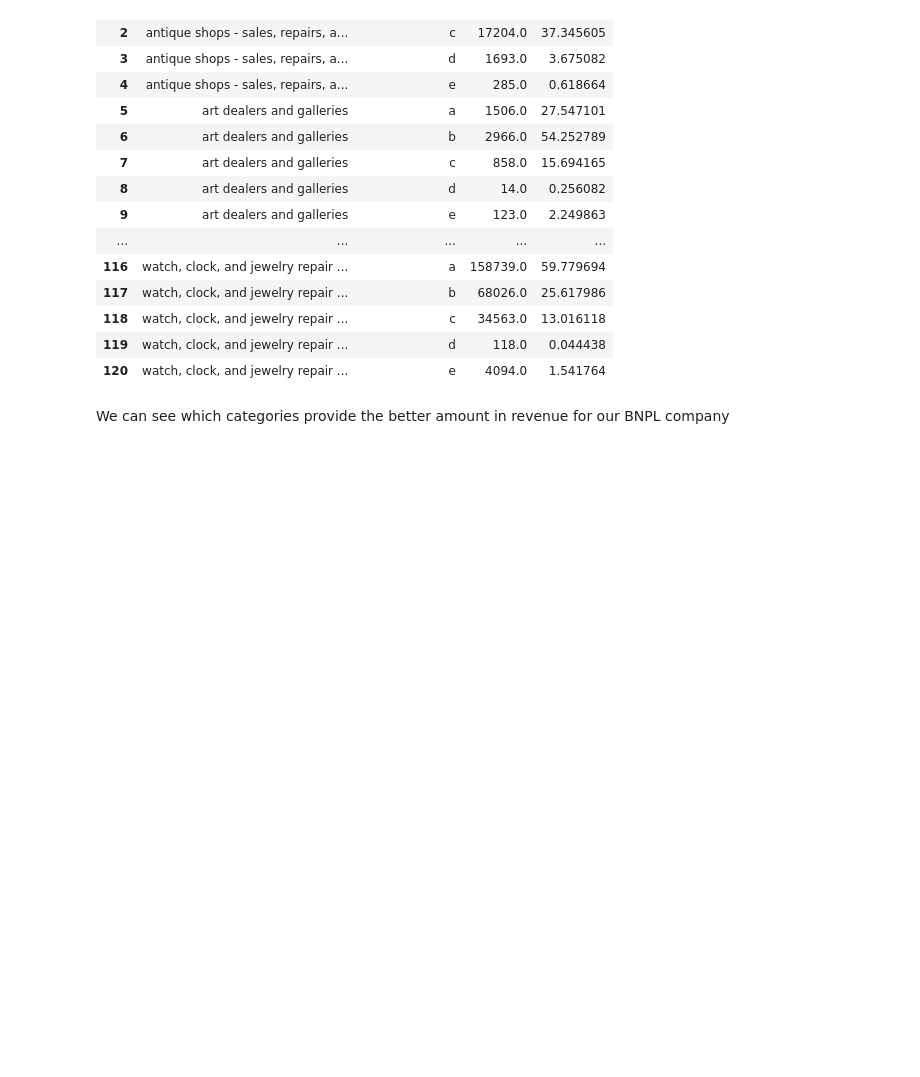
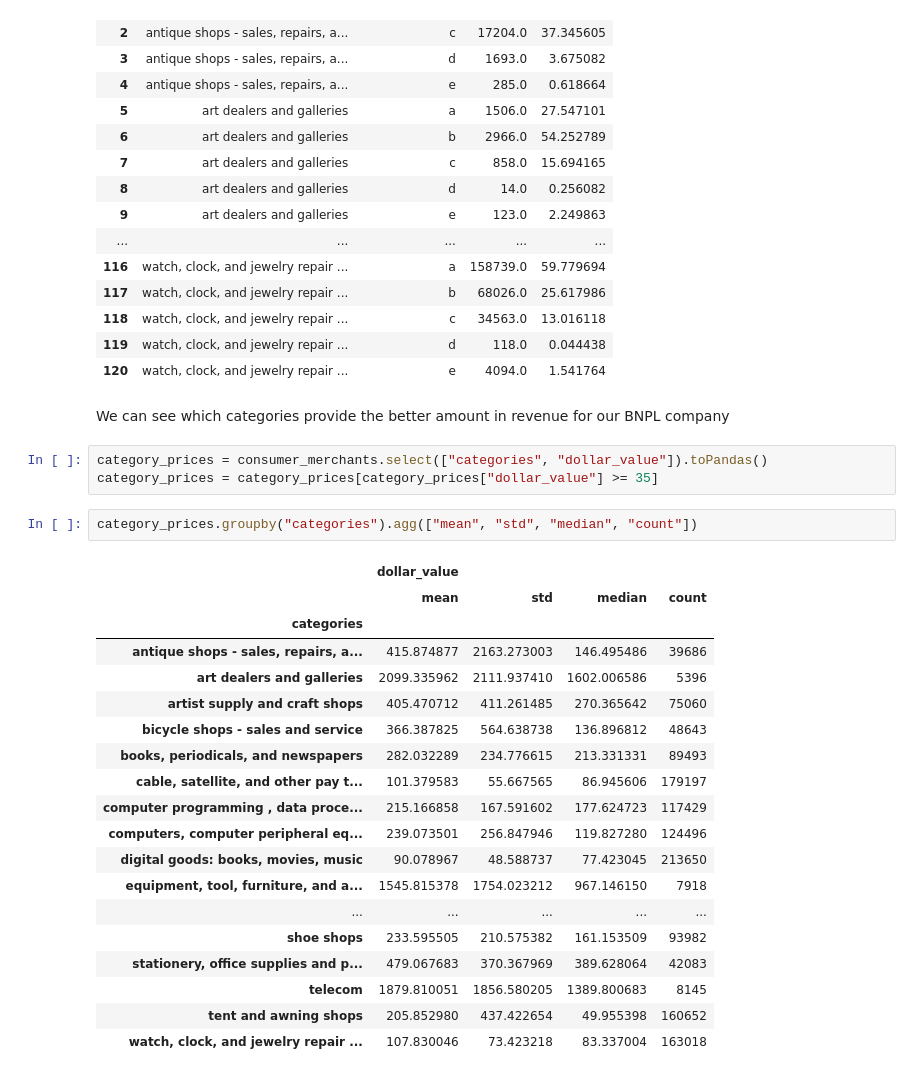
Before and after one commit to MAST30034-Applied-Data-Science/generic-buy-now-pay-later-project-group-11, a Jupyter notebook: notebooks/product_categories_analysis.ipynb, the cells around one changed output. Cells and saved outputs as stored; diff of their text form; blank space fills up the shorter version.

```diff
--- a/notebooks/product_categories_analysis.ipynb
+++ b/notebooks/product_categories_analysis.ipynb
@@ -233,3 +248,28 @@ category_take_rates.groupby(["categories", "revenue_level"]).size().agg(
 | 120 | watch, clock, and jewelry repair ... | e | 4094.0 | 1.541764 |
 # %% [markdown]
 We can see which categories provide the better amount in revenue for our BNPL company
+# %%
+category_prices = consumer_merchants.select(["categories", "dollar_value"]).toPandas()
+category_prices = category_prices[category_prices["dollar_value"] >= 35]
+# %%
+category_prices.groupby("categories").agg(["mean", "std", "median", "count"])
+# %% [output]
+|  | dollar_value |  |  |  |
+|  | mean | std | median | count |
+| categories |  |  |  |  |
+| antique shops - sales, repairs, a... | 415.874877 | 2163.273003 | 146.495486 | 39686 |
+| art dealers and galleries | 2099.335962 | 2111.937410 | 1602.006586 | 5396 |
+| artist supply and craft shops | 405.470712 | 411.261485 | 270.365642 | 75060 |
+| bicycle shops - sales and service | 366.387825 | 564.638738 | 136.896812 | 48643 |
+| books, periodicals, and newspapers | 282.032289 | 234.776615 | 213.331331 | 89493 |
+| cable, satellite, and other pay t... | 101.379583 | 55.667565 | 86.945606 | 179197 |
+| computer programming , data proce... | 215.166858 | 167.591602 | 177.624723 | 117429 |
+| computers, computer peripheral eq... | 239.073501 | 256.847946 | 119.827280 | 124496 |
+| digital goods: books, movies, music | 90.078967 | 48.588737 | 77.423045 | 213650 |
+| equipment, tool, furniture, and a... | 1545.815378 | 1754.023212 | 967.146150 | 7918 |
+| ... | ... | ... | ... | ... |
+| shoe shops | 233.595505 | 210.575382 | 161.153509 | 93982 |
+| stationery, office supplies and p... | 479.067683 | 370.367969 | 389.628064 | 42083 |
+| telecom | 1879.810051 | 1856.580205 | 1389.800683 | 8145 |
+| tent and awning shops | 205.852980 | 437.422654 | 49.955398 | 160652 |
+| watch, clock, and jewelry repair ... | 107.830046 | 73.423218 | 83.337004 | 163018 |
```
Also changed, not shown: parts of 11 cells of this notebook.
